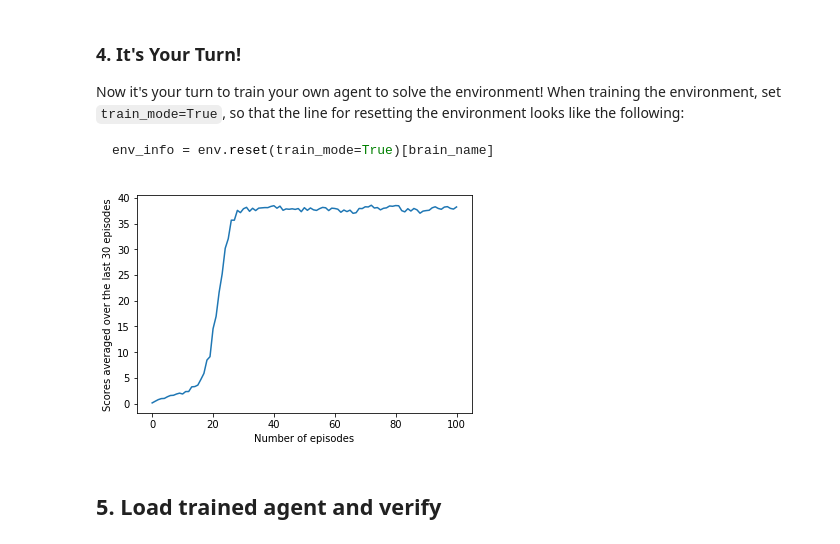
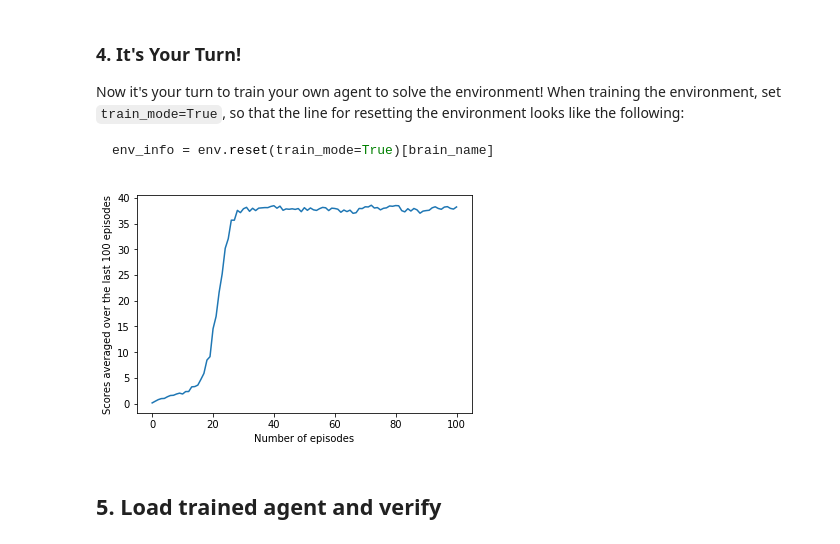
Before and after one commit to ajerome9/deep_reinforcement_learning_project_2, a Jupyter notebook: Continuous_Control.ipynb, the cells around one changed output. Cells and saved outputs as stored; diff of their text form; code cells hidden in the pictures.

```diff
--- a/Continuous_Control.ipynb
+++ b/Continuous_Control.ipynb
@@ -213,9 +213,9 @@ res_scores = ddpg(n_episodes=1000, max_t=1000, save_freq=20)
 # %%
 plt.plot(res_scores)
 plt.xlabel('Number of episodes');
-plt.ylabel('Scores averaged over the last 30 episodes');
+plt.ylabel('Scores averaged over the last 100 episodes');
 # %% [output]
-[figure, old version]
+[figure, new version]
 # %% [markdown]
 ## 5. Load trained agent and verify
 # %%
```
